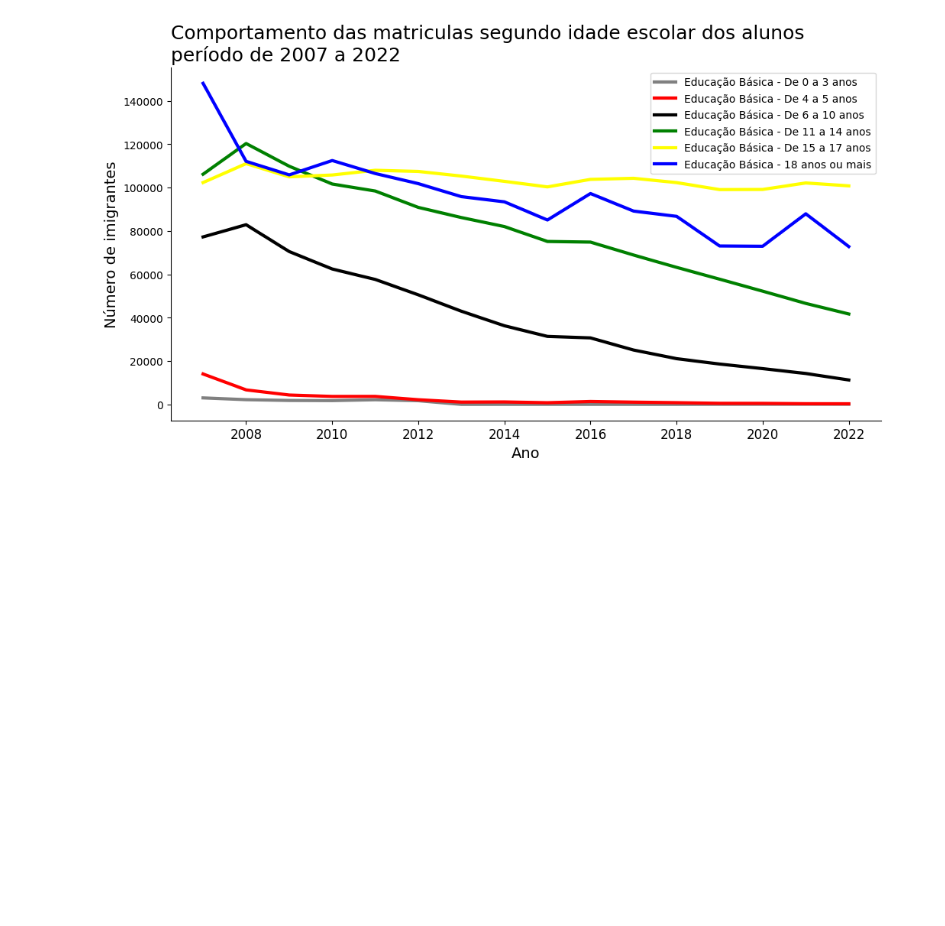
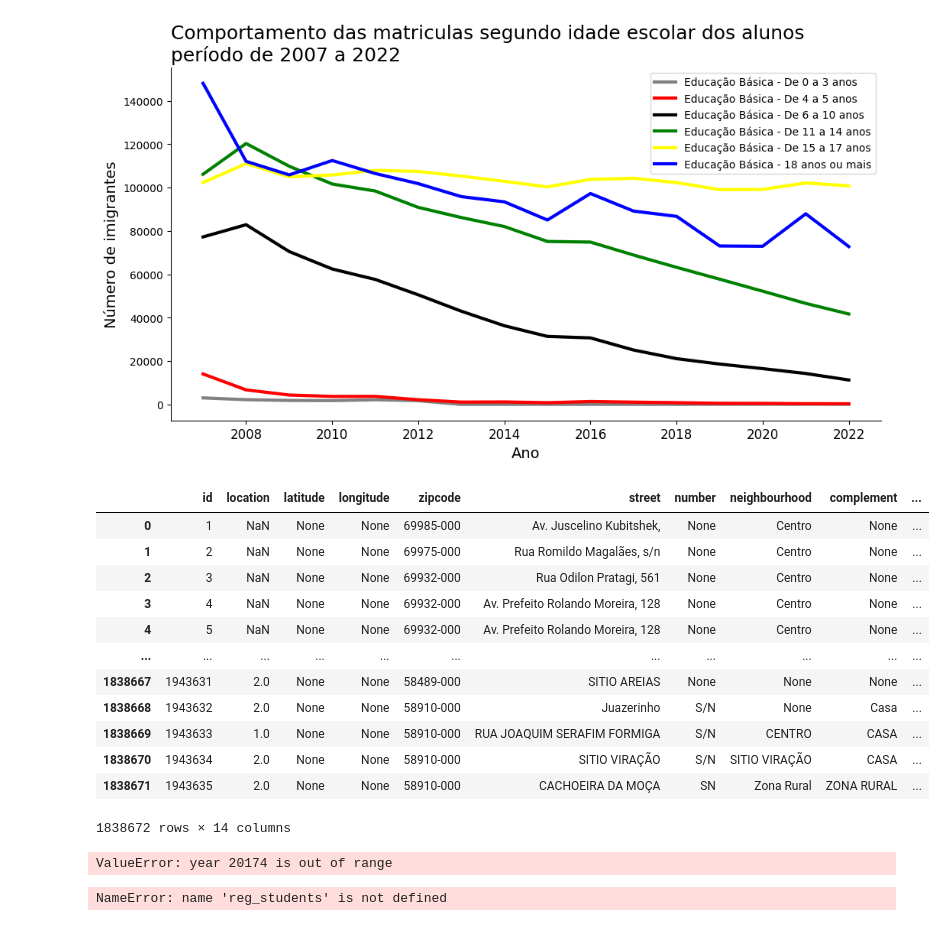
Before and after one commit to rivaldo/estatistica_basica_revisao, a Jupyter notebook: dash_project/alunos.ipynb, the cells around one changed output. Cells and saved outputs as stored; diff of their text form; code cells hidden in the pictures; blank space fills up the shorter version.

```diff
--- a/dash_project/alunos.ipynb
+++ b/dash_project/alunos.ipynb
@@ -232,0 +238,19 @@ ax.spines['right'].set_visible(False)
+# %%
+def conecta_db():
+    return psycopg2.connect(
+        host='10.83.0.69',
+        database='saber',
+        user='sgest_saber',
+        password='Tq712f&f',
+    )
+# %%
+def consultar_db(sql):
+    con = conecta_db()
+    cur = con.cursor()
+    cur.execute(sql)
+    recset = cur.fetchall()
+    registros = list(recset)
+    con.close()
+    return registros
+# %%
+reg = consultar_db('select * from addresses')
@@ -232,0 +263,44 @@ ax.spines['right'].set_visible(False)
+# %%
+tabela_addresses = pd.DataFrame(
+    data=reg,
+    columns=[
+        'id',
+        'location',
+        'latitude',
+        'longitude',
+        'zipcode',
+        'street',
+        'number',
+        'neighbourhood',
+        'complement',
+        'created_at',
+        'updated_at',
+        'district_id',
+        'addressable_id',
+        'addressable_type'
+    ]
+)
+# %%
+tabela_addresses
+# %% [output]
+|  | id | location | latitude | longitude | zipcode | street | number | neighbourhood | complement | ... |
+| 0 | 1 | NaN | None | None | 69985-000 | Av. Juscelino Kubitshek, | None | Centro | None | ... |
+| 1 | 2 | NaN | None | None | 69975-000 | Rua Romildo Magalães, s/n | None | Centro | None | ... |
+| 2 | 3 | NaN | None | None | 69932-000 | Rua Odilon Pratagi, 561 | None | Centro | None | ... |
+| 3 | 4 | NaN | None | None | 69932-000 | Av. Prefeito Rolando Moreira, 128 | None | Centro | None | ... |
+| 4 | 5 | NaN | None | None | 69932-000 | Av. Prefeito Rolando Moreira, 128 | None | Centro | None | ... |
+| ... | ... | ... | ... | ... | ... | ... | ... | ... | ... | ... |
+| 1838667 | 1943631 | 2.0 | None | None | 58489-000 | SITIO AREIAS | None | None | None | ... |
+| 1838668 | 1943632 | 2.0 | None | None | 58910-000 | Juazerinho | S/N | None | Casa | ... |
+| 1838669 | 1943633 | 1.0 | None | None | 58910-000 | RUA JOAQUIM SERAFIM FORMIGA | S/N | CENTRO | CASA | ... |
+| 1838670 | 1943634 | 2.0 | None | None | 58910-000 | SITIO VIRAÇÃO | S/N | SITIO VIRAÇÃO | CASA | ... |
+| 1838671 | 1943635 | 2.0 | None | None | 58910-000 | CACHOEIRA DA MOÇA | SN | Zona Rural | ZONA RURAL | ... |
+1838672 rows × 14 columns
+# %%
+reg_students = consultar_db('select * from students')
+# %% [output]
+ValueError: year 20174 is out of range
+# %%
+reg_students
+# %% [output]
+NameError: name 'reg_students' is not defined
```
Also changed, not shown: parts of 2 cells of this notebook, 1 other file.
